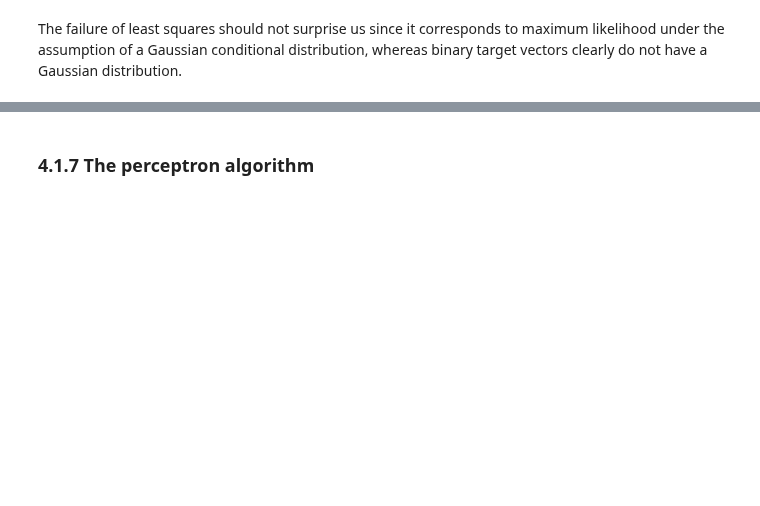
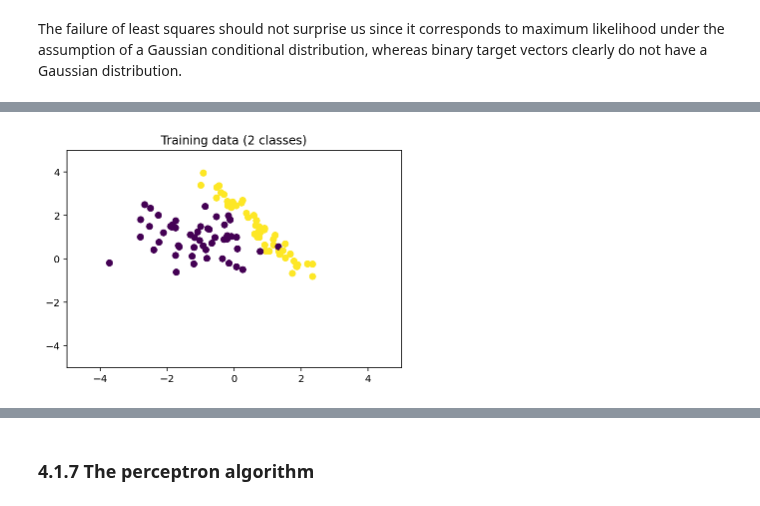
Before and after one commit to vagmcs/PRML, a Jupyter notebook: notebooks/ch4_linear_models_for_classification.ipynb, the cells around one changed output, grey strips where cells are left out. Saved outputs shown, nothing was run; the diff lists cells and outputs as text; code cells hidden in the pictures; blank space fills up the shorter version.

```diff
--- a/notebooks/ch4_linear_models_for_classification.ipynb
+++ b/notebooks/ch4_linear_models_for_classification.ipynb
@@ -174,0 +235,24 @@ The failure of least squares should not surprise us since it corresponds to maxi
+# %%
+# number of training points
+N = 100
+
+x_train, t = make_classification(
+    n_features=2,
+    n_informative=2,
+    n_redundant=0,
+    n_classes=2,
+    n_clusters_per_class=1,
+    n_samples=N,
+    random_state=15
+)
+
+x1, x2 = np.meshgrid(np.linspace(-5, 5, N), np.linspace(-5, 5, N))
+x_test = np.array([x1, x2]).reshape(2, -1).T
+
+plt.scatter(x_train[:, 0], x_train[:, 1], c=t)
+plt.xlim(-5, 5); plt.ylim(-5, 5)
+plt.title("Training data (2 classes)")
+
+plt.show()
+# %% [output]
+[figure, added]
```
Also changed, not shown: parts of 9 cells of this notebook, 2 other files.
